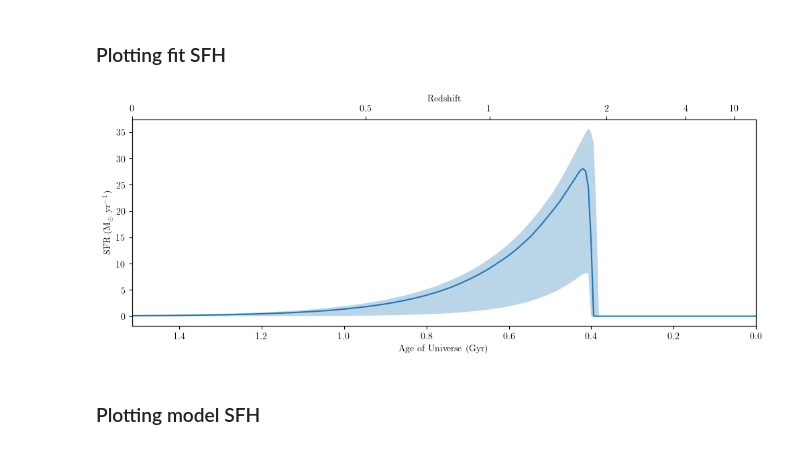
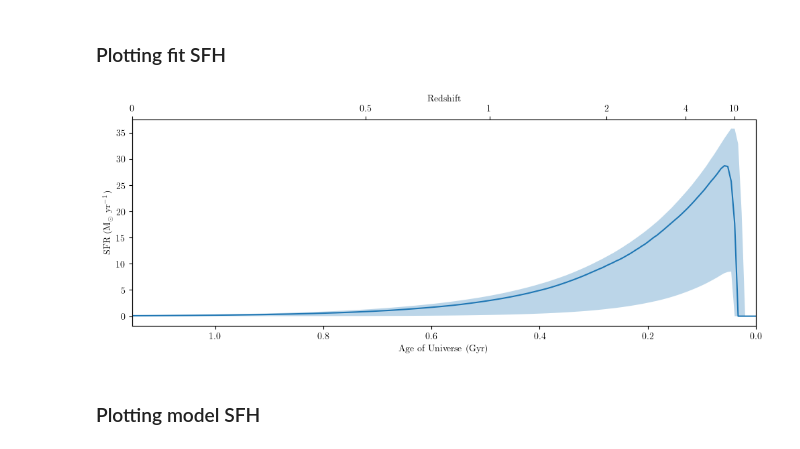
Before and after one commit to abbycrowther/star-formation-histories, a Jupyter notebook: Code/Exponential/model_vs_posterior_sfh_exp.ipynb, the cells around one changed output. Saved outputs shown, nothing was run; the diff lists cells and outputs as text; code cells hidden in the pictures.

Commit message:
exp and dpl sfh plotting codes work properly now

```diff
--- a/Code/Exponential/model_vs_posterior_sfh_exp.ipynb
+++ b/Code/Exponential/model_vs_posterior_sfh_exp.ipynb
@@ -88,38 +86,3 @@ nebular = {}   #nebular emission component
 nebular["logU"] = -3.   #log_10(ionization parameter)
 
 z = 5
-# %%
-import numpy as np
-import bagpipes as pipes
-
-def load_dummy(ID):
-    return np.zeros((len(filter_files), 2))
-
-dummy_fit_info = {
-    "sfh": "exponential",
-    "metallicity": 0.02,
-    "dust": {"type": "Calzetti", "Av": 0.0},
-    "redshift": z,
-    "massformed": 1e10
-}
-
-fits = []
-
-for t in years:
-    galaxy = pipes.galaxy(
-        f"{t:.1f}",
-        load_dummy,
-        spectrum_exists=False,
-        photometry_exists=True,
-        filt_list=filter_files
-    )
-
-    fit = pipes.fit(
-        galaxy,
-        dummy_fit_info,
-        run=f"exponential/z_{z}",
-    )
-
-    fits.append(fit)
-
-print(f"Loaded {len(fits)} existing fit objects")
@@ -167,38 +221,39 @@ import matplotlib.pyplot as plt
 import numpy as np
 from bagpipes import utils
 
+z_fit = fit.fitted_model.params["redshift"]
 age_universe_fit = np.interp(z_fit, utils.z_array, utils.age_at_z)
 
 lookback = fit.posterior.sfh.ages * 1e-9
 cosmic_age = age_universe_fit - lookback
 
 order = np.argsort(cosmic_age)
 x = cosmic_age[order]
 median_sfr = median_sfr[order]
 lower_sfr = lower_sfr[order]
 upper_sfr = upper_sfr[order]
 
 fig, ax = plt.subplots(figsize=(12,4))
 
 ax.plot(x, median_sfr)
 ax.fill_between(x, lower_sfr, upper_sfr, alpha=0.3)
 
 ax.set_xlim(max(x), 0)
 
 ax.set_xlabel("Age of Universe (Gyr)")
 ax.set_ylabel("SFR (M$_\odot$ yr$^{-1}$)")
 
 ax_top = ax.twiny()
 zvals = [0,0.5,1,2,4,10]
 ages = np.interp(zvals, utils.z_array, utils.age_at_z)
 
 ax_top.set_xlim(ax.get_xlim())
 ax_top.set_xticks(ages)
 ax_top.set_xticklabels(zvals)
 ax_top.set_xlabel("Redshift")
 
 plt.show()
 # %% [output]
-[figure, old version]
+[figure, new version]
 # %% [markdown]
 ### Plotting model SFH
```
Also changed, not shown: parts of 7 cells of this notebook, 5 other files.
